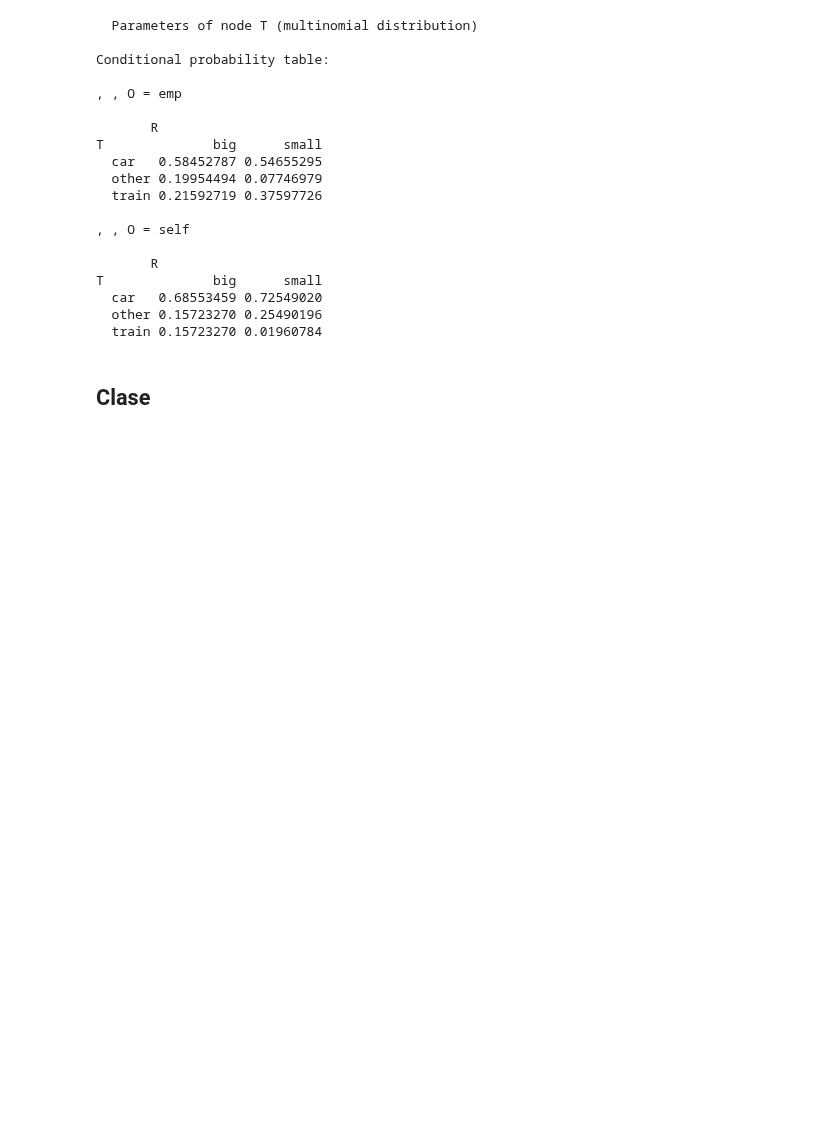
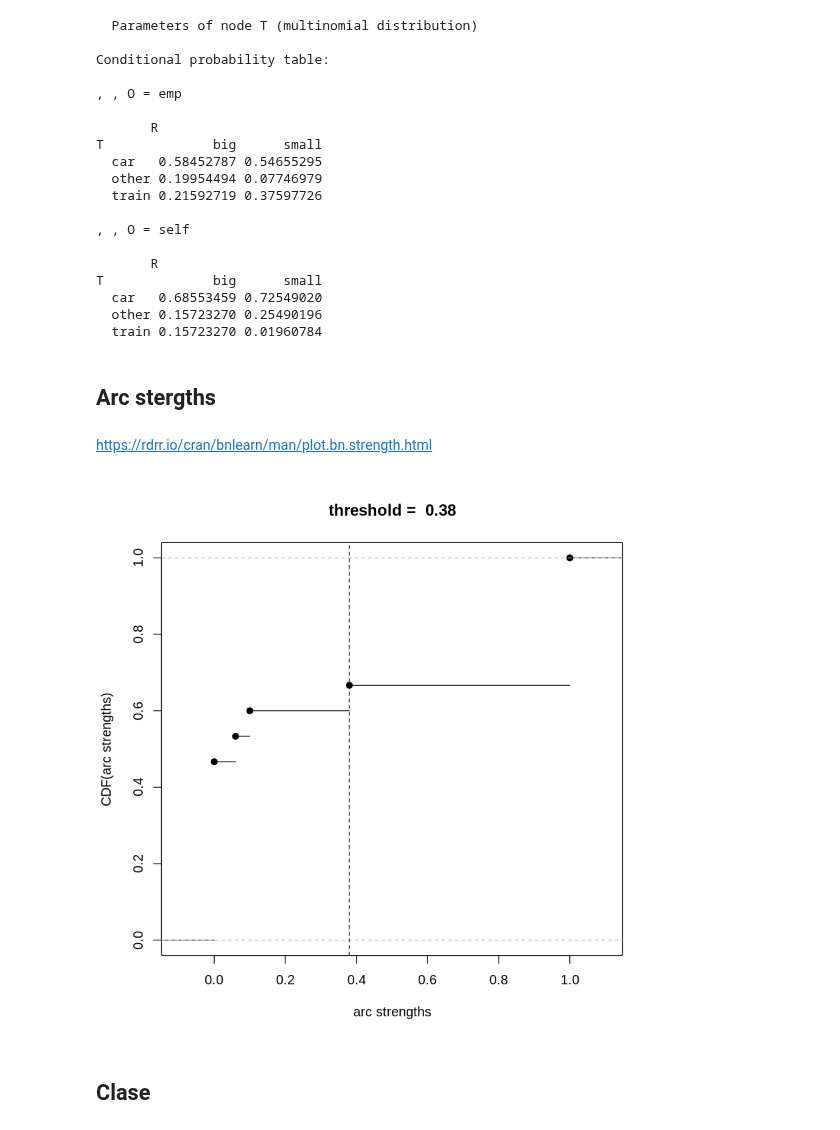
Before and after one commit to yerartdev/m1970-machine-learning-ii, a Jupyter notebook: lab/bn/gmg-bn-playground.ipynb, the cells around one changed output. Saved outputs shown, nothing was run; the diff lists cells and outputs as text; code cells hidden in the pictures; blank space fills up the shorter version.

Commit message:
BN Mi Lab: plot arc strengths, referencia a un ejemplo BN en github con aprendiaje de estructura y CPT (discreto)

```diff
--- a/lab/bn/gmg-bn-playground.ipynb
+++ b/lab/bn/gmg-bn-playground.ipynb
@@ -535,6 +535,18 @@ dsep(dag, x = "S", y = "R")
 # %%
 # Is there a path between S and R?
 path(dag, from = "S", to = "R")
+# %% [markdown]
+## Arc stergths
+# %% [markdown]
+https://rdrr.io/cran/bnlearn/man/plot.bn.strength.html
+# %%
+start = random.graph(nodes = names(learning.test), num = 50)
+netlist = lapply(start, function(net) {
+  hc(learning.test, score = "bde", iss = 10, start = net) })
+arcs = custom.strength(netlist, nodes = names(learning.test), cpdag = FALSE)
+plot(arcs)
+# %% [output]
+[figure, added]
 # %% [markdown]
 ## Clase
 # %% [markdown]
```
Also changed, not shown: parts of 1 cell of this notebook.
